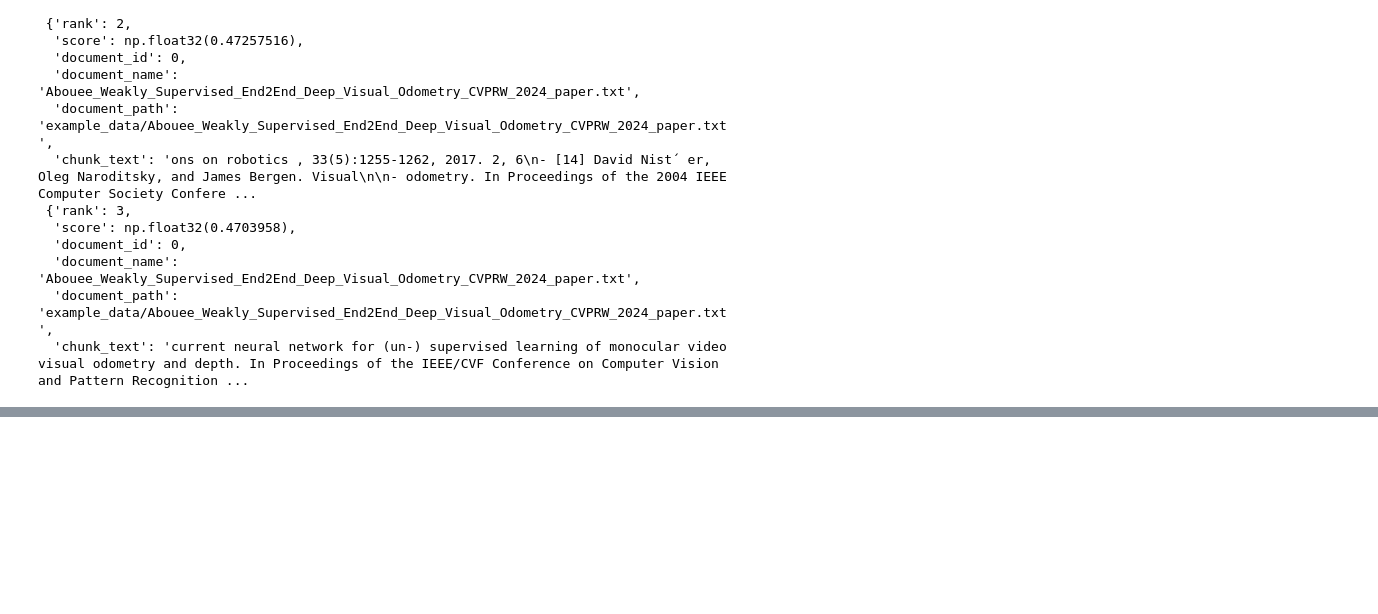
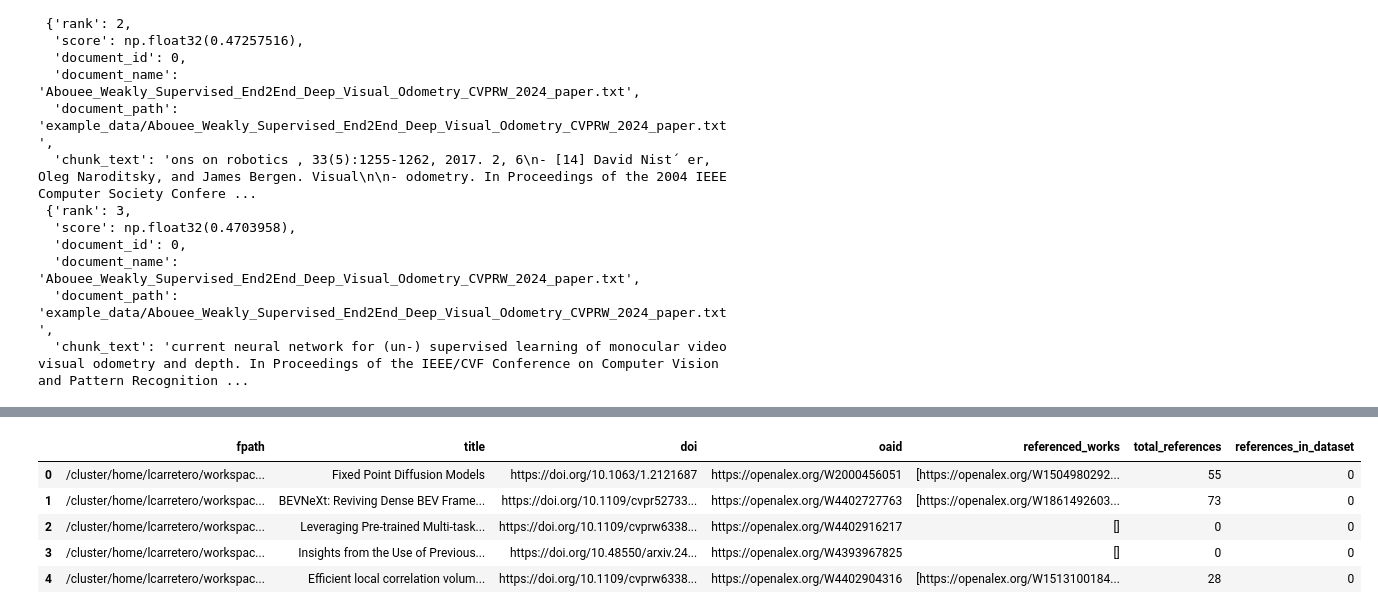
Before and after one commit to LuisCarretero/dsl-research-assistant, a Jupyter notebook: src/semantic_search/dev/retrieval_dev.ipynb, the cells around one changed output, grey strips where cells are left out. Cells and saved outputs as stored; diff of their text form; code cells hidden in the pictures; blank space fills up the shorter version.

```diff
--- a/src/semantic_search/dev/retrieval_dev.ipynb
+++ b/src/semantic_search/dev/retrieval_dev.ipynb
@@ -172,0 +244,4 @@ document_store.search("visual odometry in robotics applications"*100000, top_k=3
+# %%
+raw_dir = '/cluster/home/lcarretero/workspace/dsl/dsl-research-assistant/raw-data/Conversions/opencvf-data/txt'
+
+df = pd.DataFrame([(str(fpath), fpath.name) for fpath in Path(raw_dir).glob("*.txt")], columns=['fpath', 'fname'])
@@ -172,0 +259,21 @@ document_store.search("visual odometry in robotics applications"*100000, top_k=3
+# %%
+from semanticscholar import SemanticScholar
+from semanticscholar.SemanticScholarException import ObjectNotFoundException
+from concurrent.futures import ThreadPoolExecutor
+
+sch = SemanticScholar()
+
+def get_paper_metadata(paper_title: str):
+    try:
+        paper = sch.search_paper(query=paper_title, match_title=True, fields=['paperId', 'externalIds', 'abstract'])
+        res = {'paperId': paper['paperId'], 'abstract': paper['abstract']}
+        res.update({f'externalIds.{k}': v for k, v in paper['externalIds'].items()})
+        return res
+    except ObjectNotFoundException:
+        return {}
+
+with ThreadPoolExecutor(max_workers=5) as executor:
+    results = list(tqdm(
+        executor.map(get_paper_metadata, df['title'].values[:3]),
+        total=len(df)
+    ))
@@ -172,0 +321,22 @@ document_store.search("visual odometry in robotics applications"*100000, top_k=3
+# %%
+def get_metadata(title: str):
+    search_results = pyalex.Works().search(title).select(['id', 'doi', 'referenced_works']).get(page=1, per_page=1)
+    return (search_results[0]['doi'], search_results[0]['id'], search_results[0]['referenced_works']) if search_results else (None, None, None)
+
+df['title'] = df['fpath'].apply(get_title)
+
+with ThreadPoolExecutor(max_workers=5) as executor:
+    results = list(tqdm(
+        executor.map(get_metadata, df['title'].values),
+        total=len(df)
+    ))
+df['doi', 'oaid', 'referenced_works'] = results
+# %%
+df.head()
+# %% [output]
+|  | fpath | title | doi | oaid | referenced_works | total_references | references_in_dataset |
+| 0 | /cluster/home/lcarretero/workspac... | Fixed Point Diffusion Models | https://doi.org/10.1063/1.2121687 | https://openalex.org/W2000456051 | [https://openalex.org/W1504980292... | 55 | 0 |
+| 1 | /cluster/home/lcarretero/workspac... | BEVNeXt: Reviving Dense BEV Frame... | https://doi.org/10.1109/cvpr52733... | https://openalex.org/W4402727763 | [https://openalex.org/W1861492603... | 73 | 0 |
+| 2 | /cluster/home/lcarretero/workspac... | Leveraging Pre-trained Multi-task... | https://doi.org/10.1109/cvprw6338... | https://openalex.org/W4402916217 | [] | 0 | 0 |
+| 3 | /cluster/home/lcarretero/workspac... | Insights from the Use of Previous... | https://doi.org/10.48550/arxiv.24... | https://openalex.org/W4393967825 | [] | 0 | 0 |
+| 4 | /cluster/home/lcarretero/workspac... | Efficient local correlation volum... | https://doi.org/10.1109/cvprw6338... | https://openalex.org/W4402904316 | [https://openalex.org/W1513100184... | 28 | 0 |
```
Also changed, not shown: parts of 19 cells of this notebook, 7 other files.
